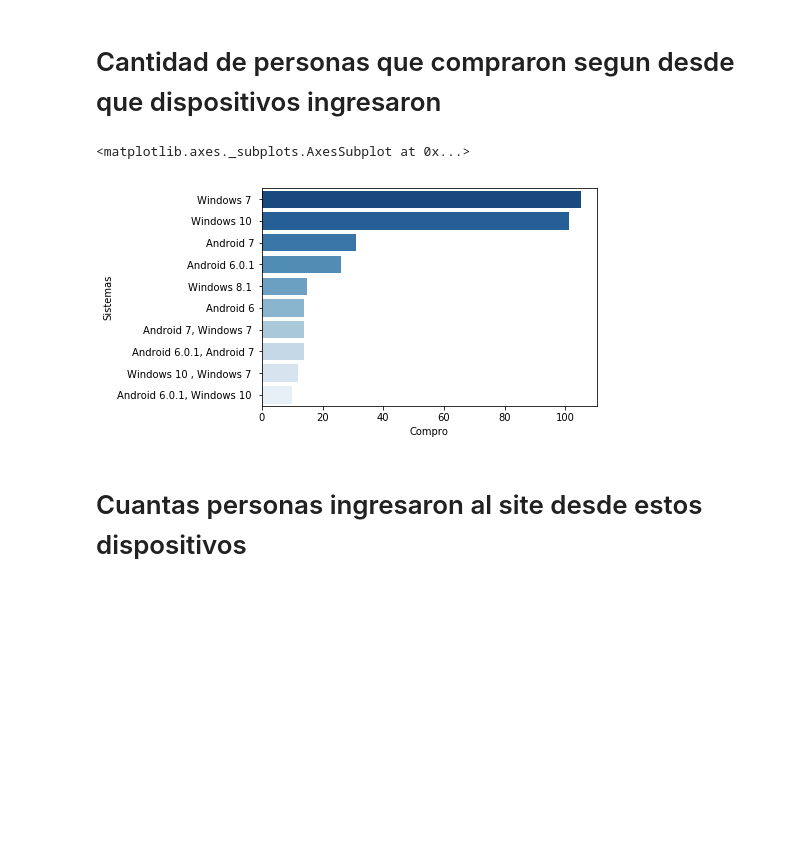
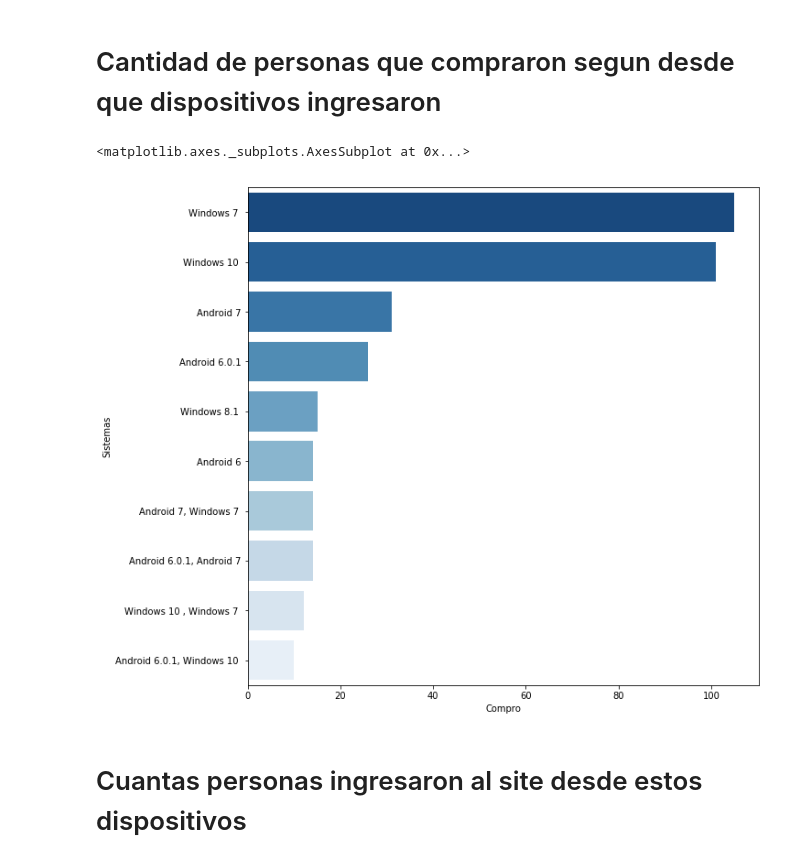
Before and after one commit to javier2409/TP1Datos2C2018, a Jupyter notebook: sistema_operativo.ipynb, the cells around one changed output. Saved outputs shown, nothing was run; the diff lists cells and outputs as text; code cells hidden in the pictures; blank space fills up the shorter version.

```diff
--- a/sistema_operativo.ipynb
+++ b/sistema_operativo.ipynb
@@ -108,11 +111,12 @@ compras = sistemas.groupby('Sistemas').agg({'Compro':'sum'})
 # %% [markdown]
 # Cantidad de personas que compraron segun desde que dispositivos ingresaron
 # %%
-c = compras.sort_values('Compro',ascending=False).reset_index()
-sns.barplot(data=c.head(10),y='Sistemas',x='Compro',palette='Blues_r')
+fig,ax=plt.subplots(figsize=(10,10))
+compras_1 = compras.sort_values('Compro',ascending=False).reset_index()
+sns.barplot(data=compras_1.head(10),y='Sistemas',x='Compro',palette='Blues_r')
 # %% [output]
 <matplotlib.axes._subplots.AxesSubplot at 0x...>
-[figure, old version]
+[figure, new version]
 # %% [markdown]
 # Cuantas personas ingresaron al site desde estos dispositivos
 # %%
```
Also changed, not shown: parts of 12 cells of this notebook, 1 other file.
